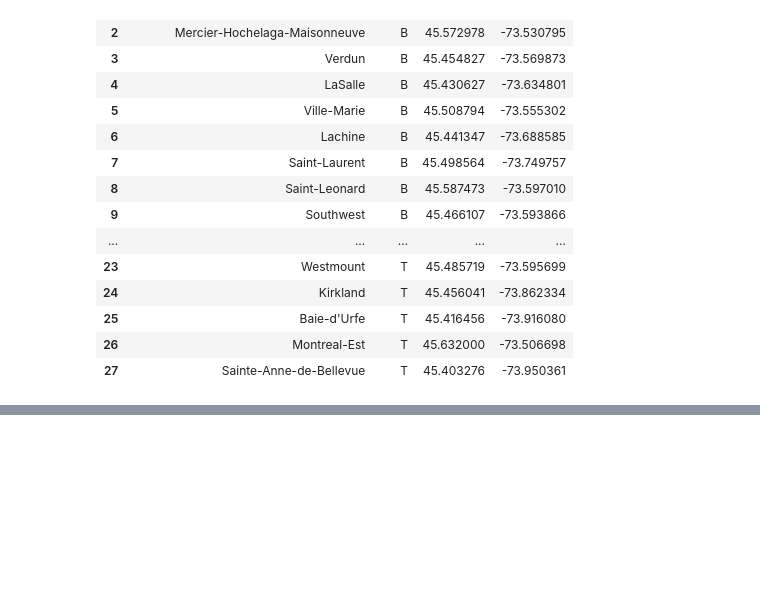
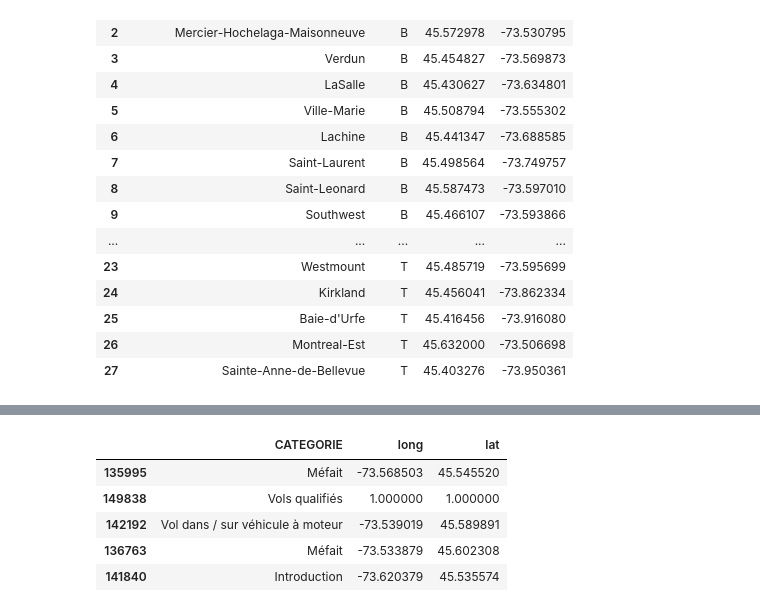
Before and after one commit to AdilEzzaam/Coursera_Capstone, a Jupyter notebook: TheBattleOfNeighbourhoodsW4.ipynb, the cells around one changed output, grey strips where cells are left out. Cells and saved outputs as stored; diff of their text form; code cells hidden in the pictures; blank space fills up the shorter version.

```diff
--- a/TheBattleOfNeighbourhoodsW4.ipynb
+++ b/TheBattleOfNeighbourhoodsW4.ipynb
@@ -203,0 +267,19 @@ montreal_grouped.head()
+# %%
+url = 'http://donnees.ville.montreal.qc.ca/dataset/5829b5b0-ea6f-476f-be94-bc2b8797769a/resource/c6f482bf-bf0f-4960-8b2f-9982c211addd/download/interventionscitoyendo.csv'
+r = requests.get(url)
+montrealcrime = pd.read_csv(StringIO(r.text))
+montrealcrime = pd.DataFrame(montrealcrime)
+montrealcrime['DATE'] = pd.to_datetime(montrealcrime['DATE'])
+montrealcrime.sort_values('DATE',inplace=True,ascending=False)
+montrealcrime = montrealcrime[(montrealcrime['DATE'] > '2019-06-01') & (montrealcrime['DATE'] < '2020-01-01')]
+montrealcrime.rename(columns={'LONGITUDE':'long','LATITUDE':'lat'}, inplace=True)
+montrealcrime.drop(['QUART', 'PDQ','X','Y','DATE'], axis=1, inplace=True)
+montrealcrime.head()
+#montrealcrime.shape
+# %% [output]
+|  | CATEGORIE | long | lat |
+| 135995 | Méfait | -73.568503 | 45.545520 |
+| 149838 | Vols qualifiés | 1.000000 | 1.000000 |
+| 142192 | Vol dans / sur véhicule à moteur | -73.539019 | 45.589891 |
+| 136763 | Méfait | -73.533879 | 45.602308 |
+| 141840 | Introduction | -73.620379 | 45.535574 |
```
Also changed, not shown: parts of 7 cells of this notebook.
